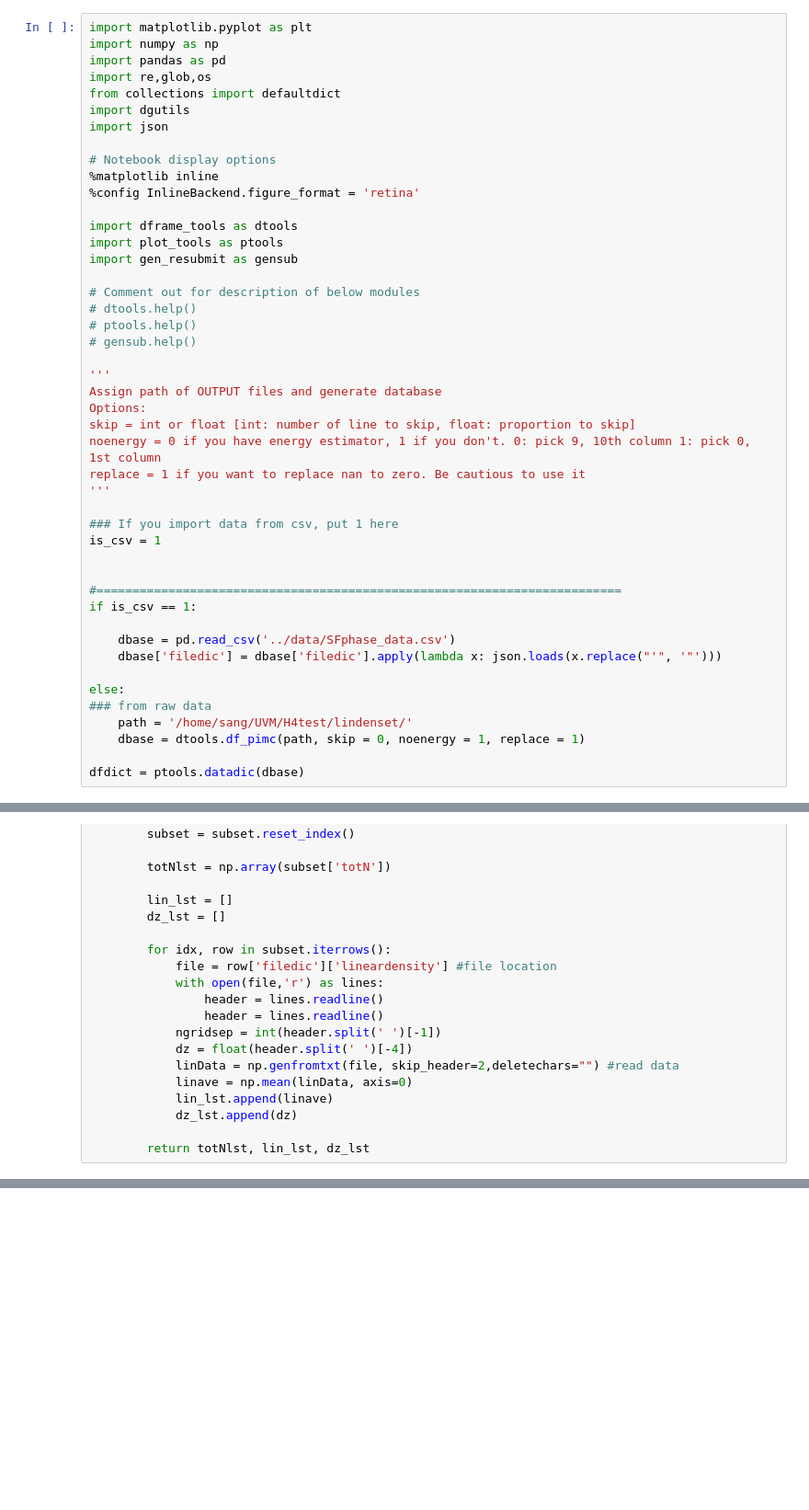
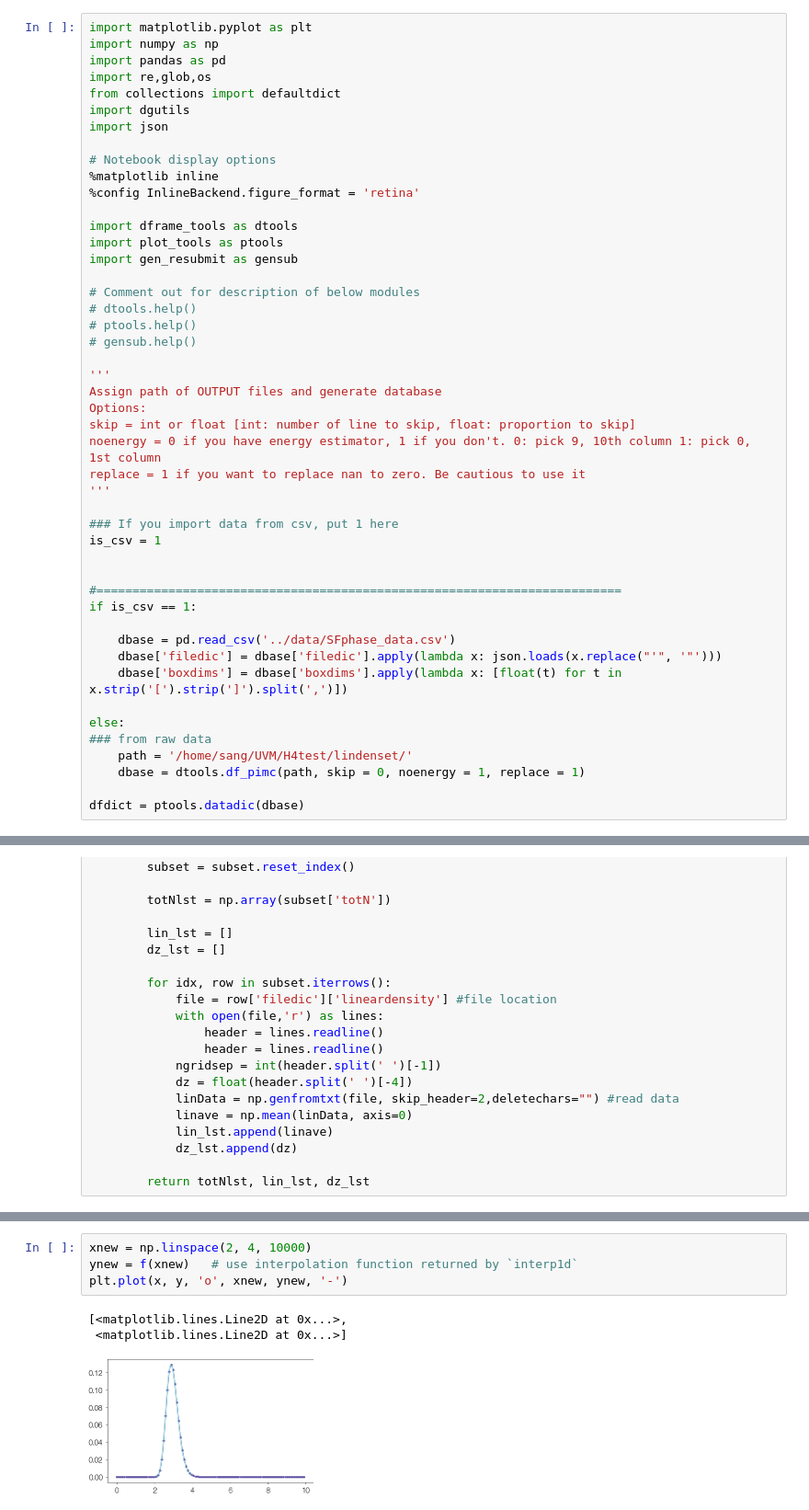
Before and after one commit to DelMaestroGroup/papers-code-Superfluid4HeStrainGraphene, a Jupyter notebook: src/lindenset.ipynb, the cells around one changed output, grey strips where cells are left out. Shown: that part at 92% size. Cells and saved outputs as stored; diff of their text form; blank space fills up the shorter version.

```diff
--- a/src/lindenset.ipynb
+++ b/src/lindenset.ipynb
@@ -37,6 +37,7 @@ if is_csv == 1:
 
     dbase = pd.read_csv('../data/SFphase_data.csv')
     dbase['filedic'] = dbase['filedic'].apply(lambda x: json.loads(x.replace("'", '"')))
+    dbase['boxdims'] = dbase['boxdims'].apply(lambda x: [float(t) for t in x.strip('[').strip(']').split(',')])
 
 else:
 ### from raw data
@@ -104,0 +119,8 @@ target = dbase[dbase['totN']==64]
+# %%
+xnew = np.linspace(2, 4, 10000)
+ynew = f(xnew)   # use interpolation function returned by `interp1d`
+plt.plot(x, y, 'o', xnew, ynew, '-')
+# %% [output]
+[<matplotlib.lines.Line2D at 0x...>,
+ <matplotlib.lines.Line2D at 0x...>]
+[figure, added]
```
Also changed, not shown: parts of 9 cells of this notebook, 2 other files.
